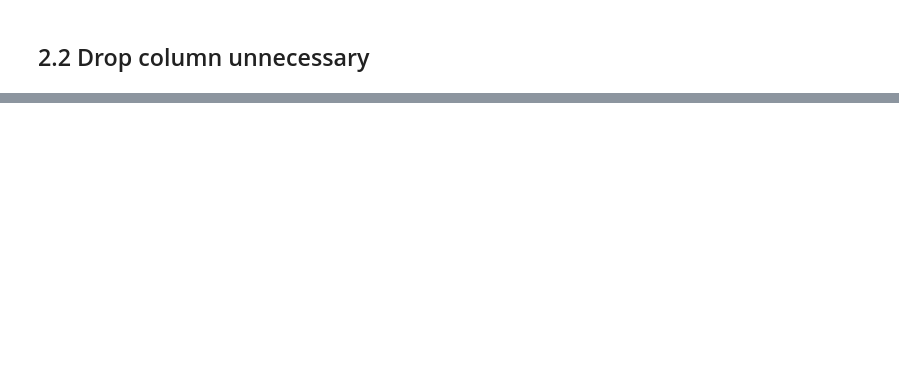
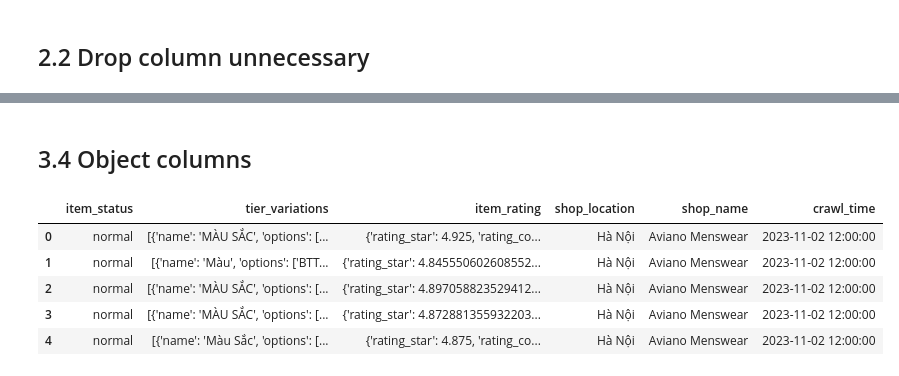
Before and after one commit to HThinhZ/AIDataAnalytics_Shopee-Project, a Jupyter notebook: preprocessing.ipynb, the cells around one changed output, grey strips where cells are left out. Cells and saved outputs as stored; diff of their text form; code cells hidden in the pictures; blank space fills up the shorter version.

```diff
--- a/preprocessing.ipynb
+++ b/preprocessing.ipynb
@@ -152,0 +179,21 @@ memory usage: 1.4+ MB
+# %%
+# giá cả và rating thì không thể âm được
+df[float_columns]=df[float_columns].map(lambda x: 0 if x < 0 else x)
+# có vẻ 3 cột price_min_before_discount, price_max_before_discount, price_before_discount có giá trị giống nhau
+def check_2columns(column1, column2):
+    return (column1 - column2).sum()
+for i in range(len(float_columns)):
+    for j in range(i,len(float_columns)):
+        if float_columns[i] == float_columns[j]:
+            continue
+        else:
+            rs=check_2columns(df[float_columns[i]],df[float_columns[j]])
+            if rs == 0:
+                print(float_columns[i],'trùng với',float_columns[j])
+
+# drop price_min column và price_min_before_discount column
+df.drop('price_min',axis=1,inplace=True)
+float_columns.remove('price_min')
+df.drop('price_min_before_discount',axis=1,inplace=True)
+float_columns.remove('price_min_before_discount')
+df[float_columns].head()
@@ -152,0 +209,11 @@ memory usage: 1.4+ MB
+# %% [markdown]
+## 3.4 Object columns
+# %%
+df[object_columns].head()
+# %% [output]
+|  | item_status | tier_variations | item_rating | shop_location | shop_name | crawl_time |
+| 0 | normal | [{'name': 'MÀU SẮC', 'options': [... | {'rating_star': 4.925, 'rating_co... | Hà Nội | Aviano Menswear | 2023-11-02 12:00:00 |
+| 1 | normal | [{'name': 'Màu', 'options': ['BTT... | {'rating_star': 4.845550602608552... | Hà Nội | Aviano Menswear | 2023-11-02 12:00:00 |
+| 2 | normal | [{'name': 'MÀU SẮC', 'options': [... | {'rating_star': 4.897058823529412... | Hà Nội | Aviano Menswear | 2023-11-02 12:00:00 |
+| 3 | normal | [{'name': 'MÀU SẮC', 'options': [... | {'rating_star': 4.872881355932203... | Hà Nội | Aviano Menswear | 2023-11-02 12:00:00 |
+| 4 | normal | [{'name': 'Màu Sắc', 'options': [... | {'rating_star': 4.875, 'rating_co... | Hà Nội | Aviano Menswear | 2023-11-02 12:00:00 |
```
Also changed, not shown: parts of 19 cells of this notebook.
